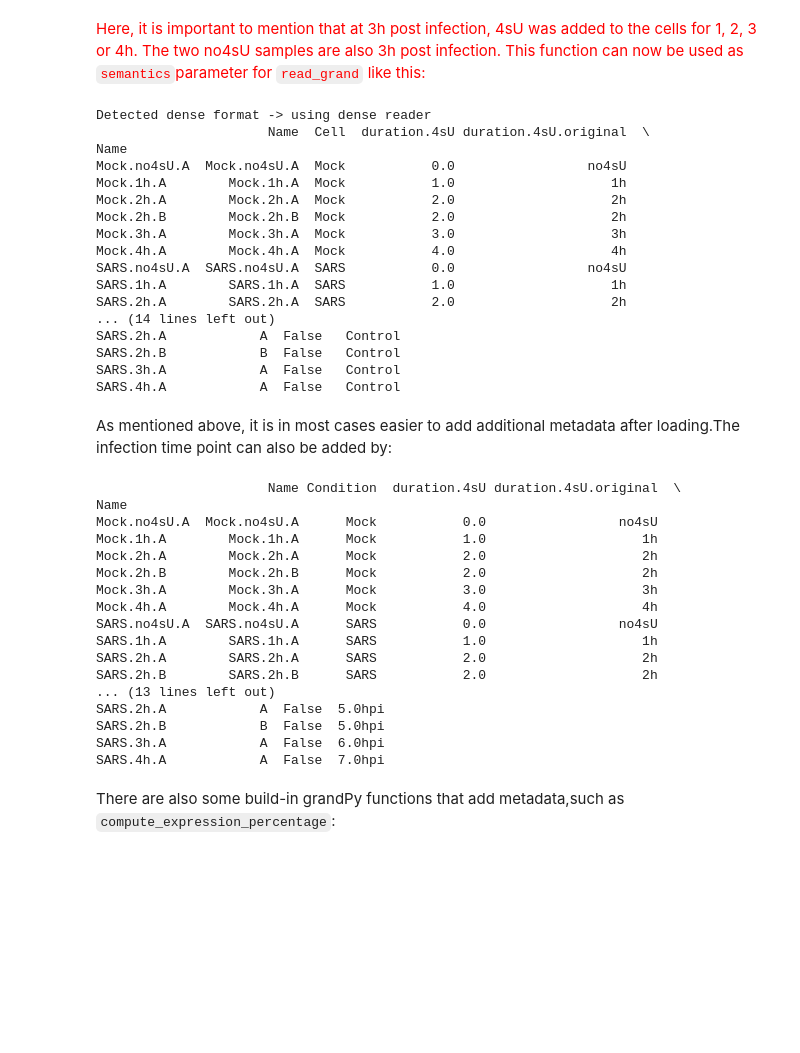
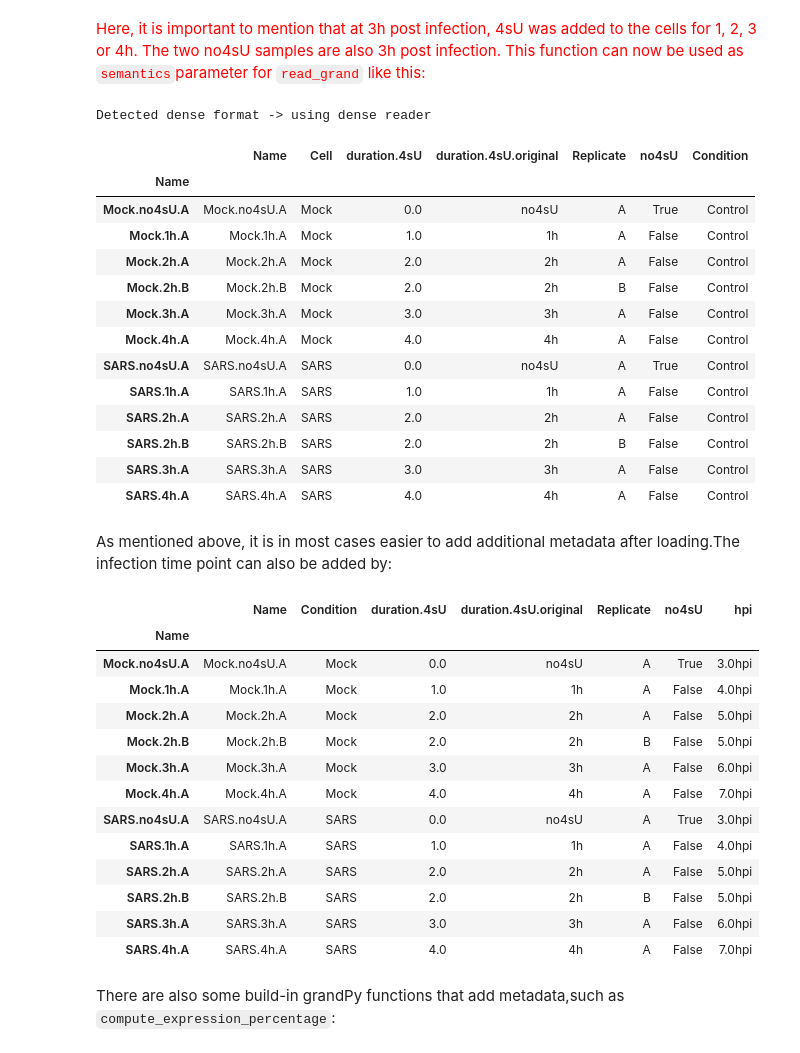
Before and after one commit to maus2310/GrandPy, a Jupyter notebook: Py/vignettes/vignette_03_loading_data_and_working_with_grandPy_objects.ipynb, the cells around one changed output. Cells and saved outputs as stored; diff of their text form; code cells hidden in the pictures; blank space fills up the shorter version.

```diff
--- a/Py/vignettes/vignette_03_loading_data_and_working_with_grandPy_objects.ipynb
+++ b/Py/vignettes/vignette_03_loading_data_and_working_with_grandPy_objects.ipynb
@@ -334,58 +331,53 @@ print(my_semantics_time(["5h", "30min", "no4sU"], "Test"))
 # %%
 # # ???
 #
 # sars.meta <- ReadGRAND(system.file("extdata", "sars.tsv.gz", package = "grandR"),
 #                    design=function(names) ??????
 #                      MakeColdata(names,
 #                                  c("Cell",Design$dur.4sU,Design$Replicate),
 #                                  semantics=DesignSemantics(duration.4sU=my.semantics.time)
 #                                  ),
 #                  verbose=TRUE)
 
 sars_meta = read_grand("../data/sars_R.tsv", design=("Cell", "dur.4sU", "Replicate"))
-print(sars_meta.coldata)
+sars_meta.coldata
 # %% [output]
 Detected dense format -> using dense reader
-                      Name  Cell  duration.4sU duration.4sU.original  \
-Name
-Mock.no4sU.A  Mock.no4sU.A  Mock           0.0                 no4sU
-Mock.1h.A        Mock.1h.A  Mock           1.0                    1h
-Mock.2h.A        Mock.2h.A  Mock           2.0                    2h
-Mock.2h.B        Mock.2h.B  Mock           2.0                    2h
-Mock.3h.A        Mock.3h.A  Mock           3.0                    3h
-Mock.4h.A        Mock.4h.A  Mock           4.0                    4h
-SARS.no4sU.A  SARS.no4sU.A  SARS           0.0                 no4sU
-SARS.1h.A        SARS.1h.A  SARS           1.0                    1h
-SARS.2h.A        SARS.2h.A  SARS           2.0                    2h
-... (14 lines left out)
-SARS.2h.A            A  False   Control
-SARS.2h.B            B  False   Control
-SARS.3h.A            A  False   Control
-SARS.4h.A            A  False   Control
+|  | Name | Cell | duration.4sU | duration.4sU.original | Replicate | no4sU | Condition |
+| Name |  |  |  |  |  |  |  |
+| Mock.no4sU.A | Mock.no4sU.A | Mock | 0.0 | no4sU | A | True | Control |
+| Mock.1h.A | Mock.1h.A | Mock | 1.0 | 1h | A | False | Control |
+| Mock.2h.A | Mock.2h.A | Mock | 2.0 | 2h | A | False | Control |
+| Mock.2h.B | Mock.2h.B | Mock | 2.0 | 2h | B | False | Control |
+| Mock.3h.A | Mock.3h.A | Mock | 3.0 | 3h | A | False | Control |
+| Mock.4h.A | Mock.4h.A | Mock | 4.0 | 4h | A | False | Control |
+| SARS.no4sU.A | SARS.no4sU.A | SARS | 0.0 | no4sU | A | True | Control |
+| SARS.1h.A | SARS.1h.A | SARS | 1.0 | 1h | A | False | Control |
+| SARS.2h.A | SARS.2h.A | SARS | 2.0 | 2h | A | False | Control |
+| SARS.2h.B | SARS.2h.B | SARS | 2.0 | 2h | B | False | Control |
+| SARS.3h.A | SARS.3h.A | SARS | 3.0 | 3h | A | False | Control |
+| SARS.4h.A | SARS.4h.A | SARS | 4.0 | 4h | A | False | Control |
 # %% [markdown]
 As mentioned above, it is in most cases easier to add additional metadata after loading.The infection time point can also be added by:
 # %%
 hpi_series = sars.coldata["duration.4sU"].apply(lambda x: f"{x + 3}hpi")
 sars = sars.with_coldata("hpi", hpi_series)
-print(sars.coldata)
+sars.coldata
 # %% [output]
-                      Name Condition  duration.4sU duration.4sU.original  \
-Name
-Mock.no4sU.A  Mock.no4sU.A      Mock           0.0                 no4sU
-Mock.1h.A        Mock.1h.A      Mock           1.0                    1h
-Mock.2h.A        Mock.2h.A      Mock           2.0                    2h
-Mock.2h.B        Mock.2h.B      Mock           2.0                    2h
-Mock.3h.A        Mock.3h.A      Mock           3.0                    3h
-Mock.4h.A        Mock.4h.A      Mock           4.0                    4h
-SARS.no4sU.A  SARS.no4sU.A      SARS           0.0                 no4sU
-SARS.1h.A        SARS.1h.A      SARS           1.0                    1h
-SARS.2h.A        SARS.2h.A      SARS           2.0                    2h
-SARS.2h.B        SARS.2h.B      SARS           2.0                    2h
-... (13 lines left out)
-SARS.2h.A            A  False  5.0hpi
-SARS.2h.B            B  False  5.0hpi
-SARS.3h.A            A  False  6.0hpi
-SARS.4h.A            A  False  7.0hpi
+|  | Name | Condition | duration.4sU | duration.4sU.original | Replicate | no4sU | hpi |
+| Name |  |  |  |  |  |  |  |
+| Mock.no4sU.A | Mock.no4sU.A | Mock | 0.0 | no4sU | A | True | 3.0hpi |
+| Mock.1h.A | Mock.1h.A | Mock | 1.0 | 1h | A | False | 4.0hpi |
+| Mock.2h.A | Mock.2h.A | Mock | 2.0 | 2h | A | False | 5.0hpi |
+| Mock.2h.B | Mock.2h.B | Mock | 2.0 | 2h | B | False | 5.0hpi |
+| Mock.3h.A | Mock.3h.A | Mock | 3.0 | 3h | A | False | 6.0hpi |
+| Mock.4h.A | Mock.4h.A | Mock | 4.0 | 4h | A | False | 7.0hpi |
+| SARS.no4sU.A | SARS.no4sU.A | SARS | 0.0 | no4sU | A | True | 3.0hpi |
+| SARS.1h.A | SARS.1h.A | SARS | 1.0 | 1h | A | False | 4.0hpi |
+| SARS.2h.A | SARS.2h.A | SARS | 2.0 | 2h | A | False | 5.0hpi |
+| SARS.2h.B | SARS.2h.B | SARS | 2.0 | 2h | B | False | 5.0hpi |
+| SARS.3h.A | SARS.3h.A | SARS | 3.0 | 3h | A | False | 6.0hpi |
+| SARS.4h.A | SARS.4h.A | SARS | 4.0 | 4h | A | False | 7.0hpi |
 # %% [markdown]
 There are also some build-in grandPy functions that add metadata,such as `compute_expression_percentage`:
 # %%
```
Also changed, not shown: parts of 2 cells of this notebook, 1 other file.
